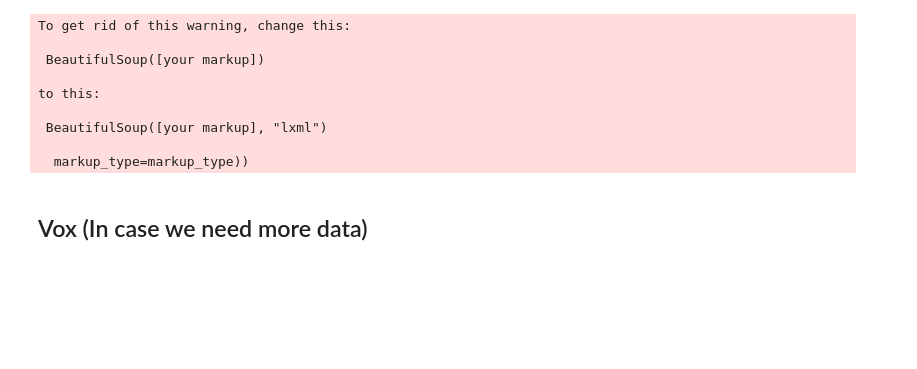
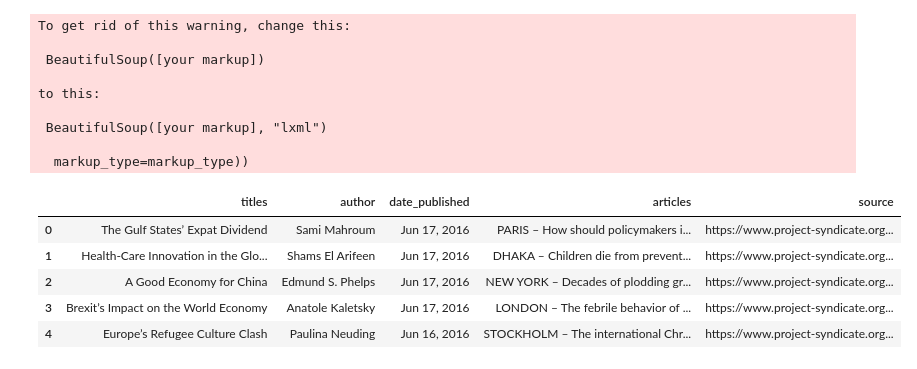
Before and after one commit to johndpope/summarizer_app, a Jupyter notebook: Scraper.ipynb, the cells around one changed output. Cells and saved outputs as stored; diff of their text form; code cells hidden in the pictures; blank space fills up the shorter version.

```diff
--- a/Scraper.ipynb
+++ b/Scraper.ipynb
@@ -218,4 +219,2 @@ ps_df.columns = ['titles','author','date_published','articles']
 # %%
 ps_df.to_pickle('ps_df_2.pkl')
-# %% [markdown]
-## Vox (In case we need more data)
@@ -243,0 +221,9 @@ page.split()[2]
+# %%
+ps_df.head()
+# %% [output]
+|  | titles | author | date_published | articles | source |
+| 0 | The Gulf States’ Expat Dividend | Sami Mahroum | Jun 17, 2016 | PARIS – How should policymakers i... | https://www.project-syndicate.org... |
+| 1 | Health-Care Innovation in the Glo... | Shams El Arifeen | Jun 17, 2016 | DHAKA – Children die from prevent... | https://www.project-syndicate.org... |
+| 2 | A Good Economy for China | Edmund S. Phelps | Jun 17, 2016 | NEW YORK – Decades of plodding gr... | https://www.project-syndicate.org... |
+| 3 | Brexit’s Impact on the World Economy | Anatole Kaletsky | Jun 17, 2016 | LONDON – The febrile behavior of ... | https://www.project-syndicate.org... |
+| 4 | Europe’s Refugee Culture Clash | Paulina Neuding | Jun 16, 2016 | STOCKHOLM – The international Chr... | https://www.project-syndicate.org... |
```
Also changed, not shown: parts of 10 cells of this notebook, 4 other files.
